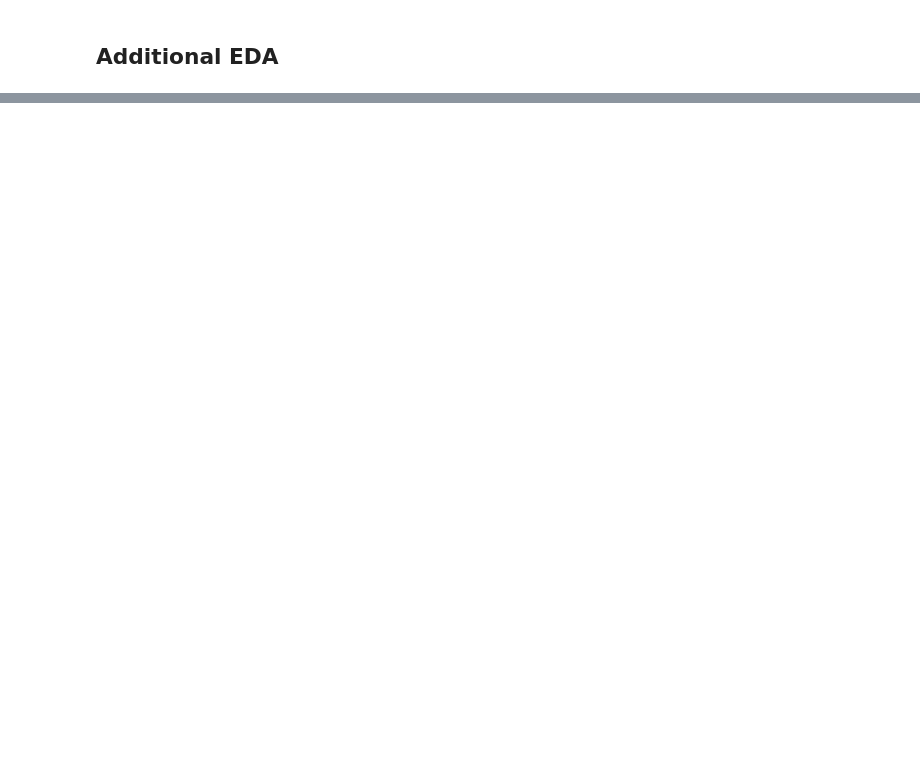
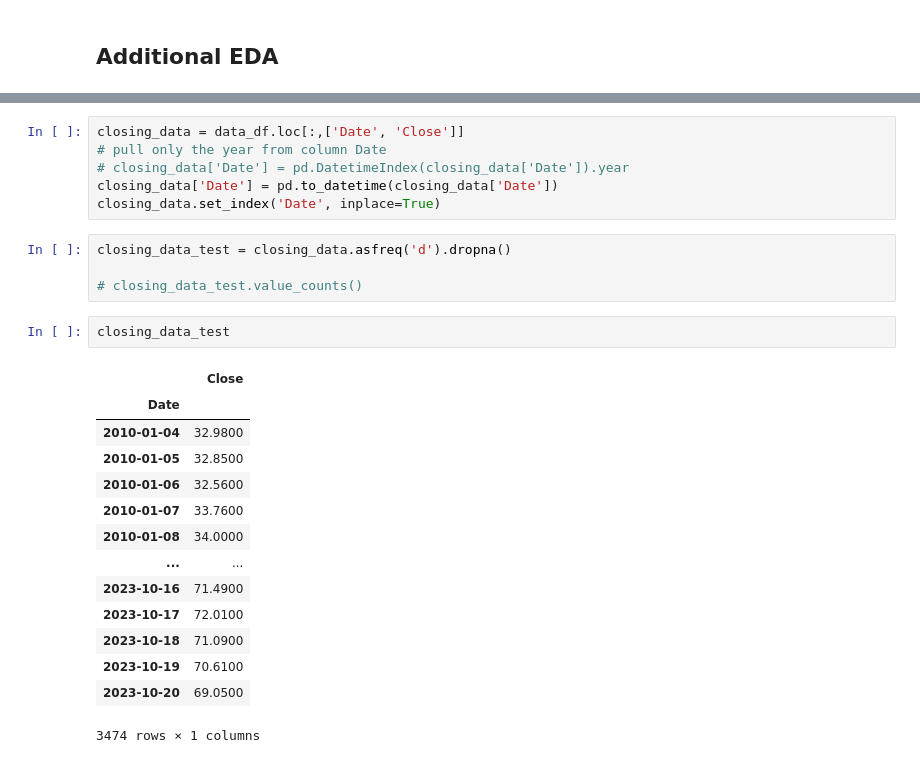
Before and after one commit to wafiakmal/daml-stockprice, a Jupyter notebook: load_data_dev.ipynb, the cells around one changed output, grey strips where cells are left out. Saved outputs shown, nothing was run; the diff lists cells and outputs as text; blank space fills up the shorter version.

```diff
--- a/load_data_dev.ipynb
+++ b/load_data_dev.ipynb
@@ -142,0 +177,27 @@ rule + bar
+# %%
+closing_data = data_df.loc[:,['Date', 'Close']]
+# pull only the year from column Date
+# closing_data['Date'] = pd.DatetimeIndex(closing_data['Date']).year
+closing_data['Date'] = pd.to_datetime(closing_data['Date'])
+closing_data.set_index('Date', inplace=True)
+# %%
+closing_data_test = closing_data.asfreq('d').dropna()
+
+# closing_data_test.value_counts()
+# %%
+closing_data_test
+# %% [output]
+|  | Close |
+| Date |  |
+| 2010-01-04 | 32.9800 |
+| 2010-01-05 | 32.8500 |
+| 2010-01-06 | 32.5600 |
+| 2010-01-07 | 33.7600 |
+| 2010-01-08 | 34.0000 |
+| ... | ... |
+| 2023-10-16 | 71.4900 |
+| 2023-10-17 | 72.0100 |
+| 2023-10-18 | 71.0900 |
+| 2023-10-19 | 70.6100 |
+| 2023-10-20 | 69.0500 |
+3474 rows × 1 columns
```
Also changed, not shown: parts of 13 cells of this notebook, 1 other file.
